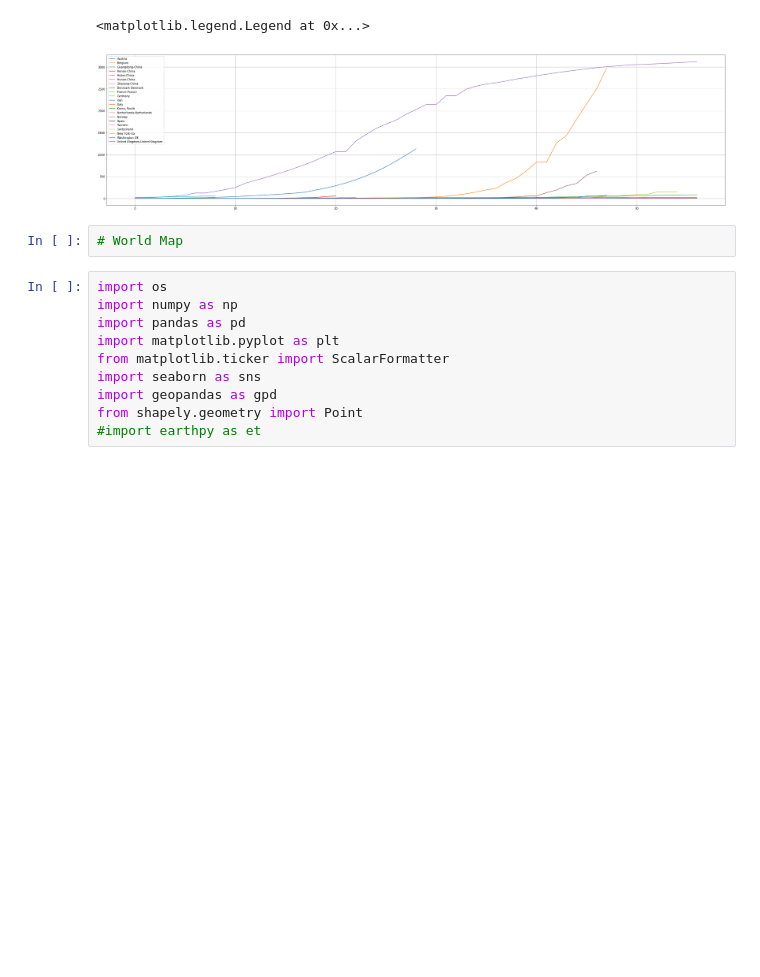
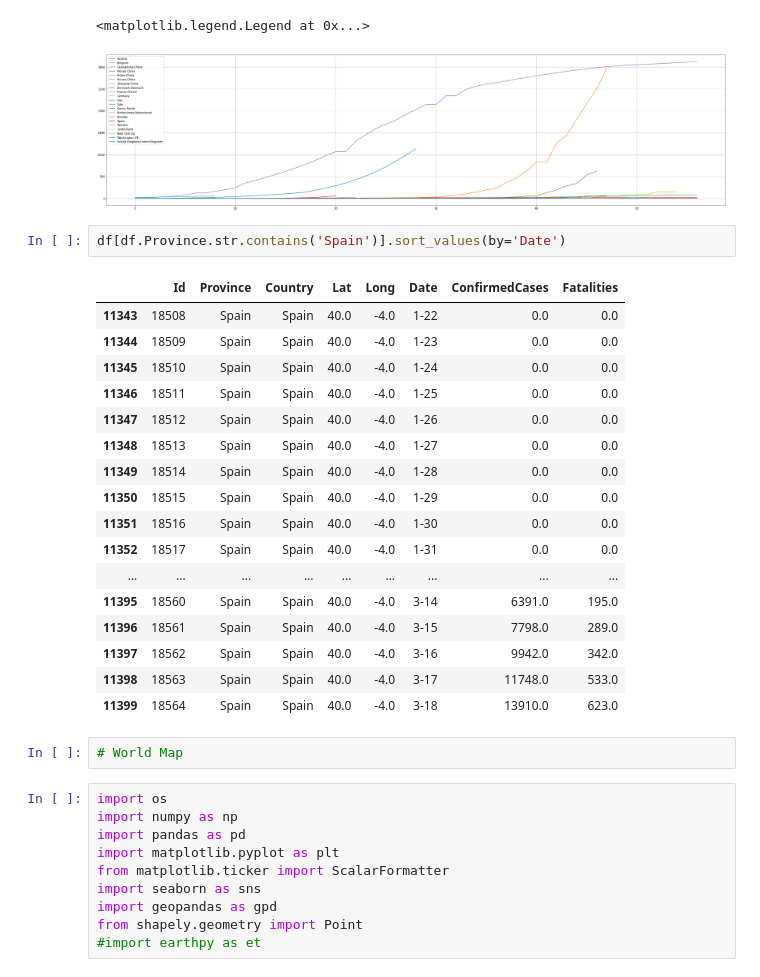
Before and after one commit to laizpablo/COVID19, a Jupyter notebook: DataAnalysis.ipynb, the cells around one changed output. Drawn from its saved outputs; the diff is of its cells as text; blank space fills up the shorter version.

```diff
--- a/DataAnalysis.ipynb
+++ b/DataAnalysis.ipynb
@@ -78,6 +78,26 @@ plt.legend()
 [interactive output not drawn]
 <matplotlib.legend.Legend at 0x...>
 [figure]
+# %%
+df[df.Province.str.contains('Spain')].sort_values(by='Date')
+# %% [output]
+|  | Id | Province | Country | Lat | Long | Date | ConfirmedCases | Fatalities |
+| 11343 | 18508 | Spain | Spain | 40.0 | -4.0 | 1-22 | 0.0 | 0.0 |
+| 11344 | 18509 | Spain | Spain | 40.0 | -4.0 | 1-23 | 0.0 | 0.0 |
+| 11345 | 18510 | Spain | Spain | 40.0 | -4.0 | 1-24 | 0.0 | 0.0 |
+| 11346 | 18511 | Spain | Spain | 40.0 | -4.0 | 1-25 | 0.0 | 0.0 |
+| 11347 | 18512 | Spain | Spain | 40.0 | -4.0 | 1-26 | 0.0 | 0.0 |
+| 11348 | 18513 | Spain | Spain | 40.0 | -4.0 | 1-27 | 0.0 | 0.0 |
+| 11349 | 18514 | Spain | Spain | 40.0 | -4.0 | 1-28 | 0.0 | 0.0 |
+| 11350 | 18515 | Spain | Spain | 40.0 | -4.0 | 1-29 | 0.0 | 0.0 |
+| 11351 | 18516 | Spain | Spain | 40.0 | -4.0 | 1-30 | 0.0 | 0.0 |
+| 11352 | 18517 | Spain | Spain | 40.0 | -4.0 | 1-31 | 0.0 | 0.0 |
+| ... | ... | ... | ... | ... | ... | ... | ... | ... |
+| 11395 | 18560 | Spain | Spain | 40.0 | -4.0 | 3-14 | 6391.0 | 195.0 |
+| 11396 | 18561 | Spain | Spain | 40.0 | -4.0 | 3-15 | 7798.0 | 289.0 |
+| 11397 | 18562 | Spain | Spain | 40.0 | -4.0 | 3-16 | 9942.0 | 342.0 |
+| 11398 | 18563 | Spain | Spain | 40.0 | -4.0 | 3-17 | 11748.0 | 533.0 |
+| 11399 | 18564 | Spain | Spain | 40.0 | -4.0 | 3-18 | 13910.0 | 623.0 |
 # %%
 # World Map
 # %%
```
